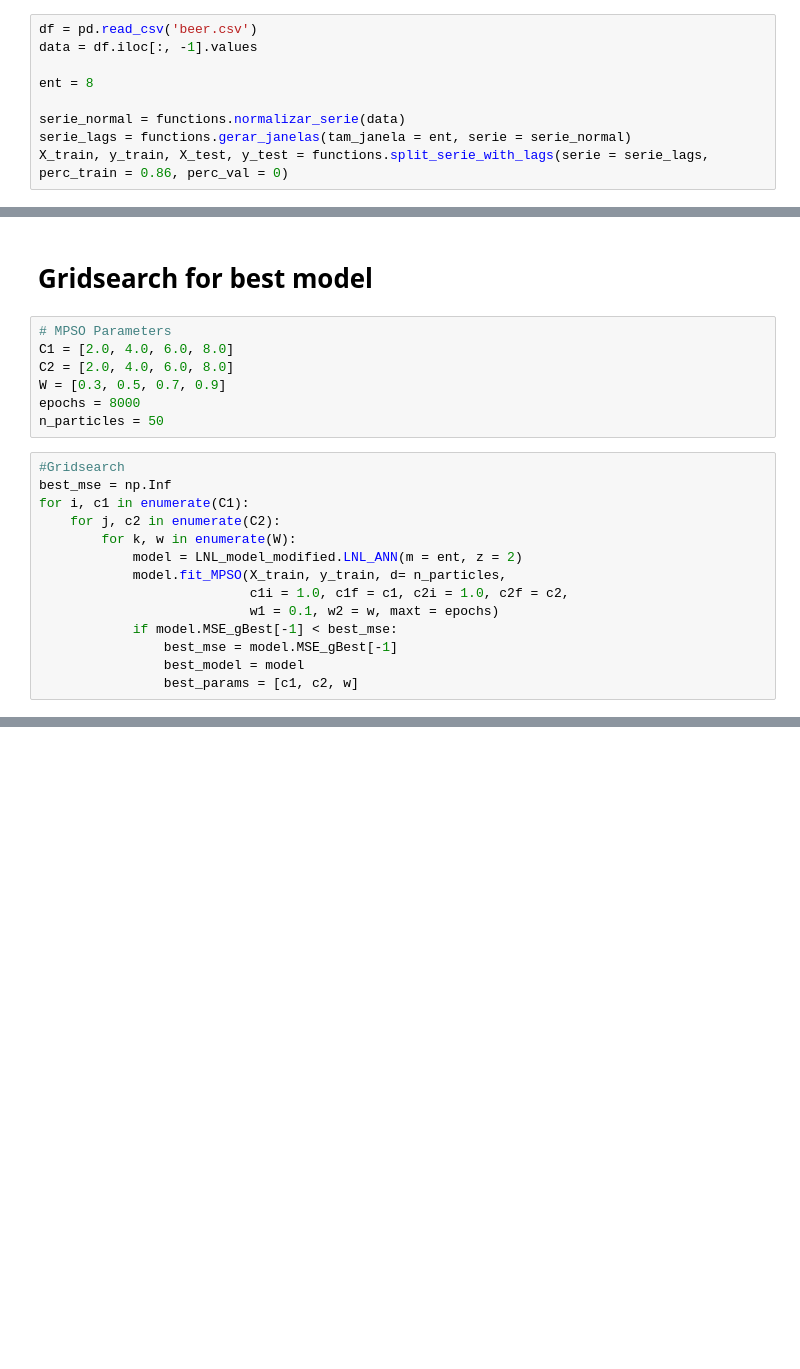
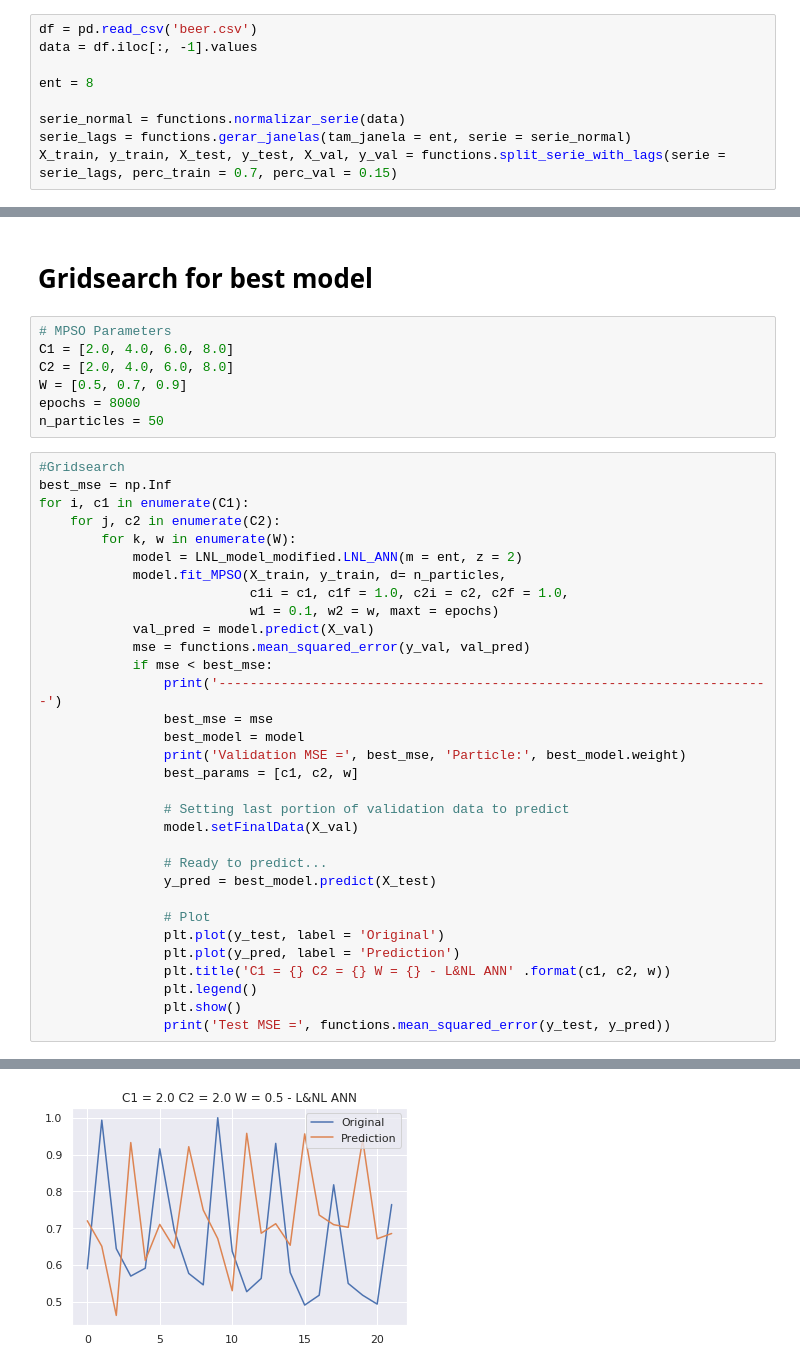
Before and after one commit to jvcm/time-series, a Jupyter notebook: hybrid_system/LNL_Modified.ipynb, the cells around one changed output, grey strips where cells are left out. Cells and saved outputs as stored; diff of their text form; blank space fills up the shorter version.

```diff
--- a/hybrid_system/LNL_Modified.ipynb
+++ b/hybrid_system/LNL_Modified.ipynb
@@ -26,4 +26,4 @@ ent = 8
 
 serie_normal = functions.normalizar_serie(data)
 serie_lags = functions.gerar_janelas(tam_janela = ent, serie = serie_normal)
-X_train, y_train, X_test, y_test = functions.split_serie_with_lags(serie = serie_lags, perc_train = 0.86, perc_val = 0)
+X_train, y_train, X_test, y_test, X_val, y_val = functions.split_serie_with_lags(serie = serie_lags, perc_train = 0.7, perc_val = 0.15)
@@ -33,7 +37,7 @@ X_train, y_train, X_test, y_test = functions.split_serie_with_lags(serie = serie
 # MPSO Parameters
 C1 = [2.0, 4.0, 6.0, 8.0]
 C2 = [2.0, 4.0, 6.0, 8.0]
-W = [0.3, 0.5, 0.7, 0.9]
+W = [0.5, 0.7, 0.9]
 epochs = 8000
 n_particles = 50
 # %%
@@ -44,9 +48,28 @@ for i, c1 in enumerate(C1):
         for k, w in enumerate(W):
             model = LNL_model_modified.LNL_ANN(m = ent, z = 2)
             model.fit_MPSO(X_train, y_train, d= n_particles,
-                           c1i = 1.0, c1f = c1, c2i = 1.0, c2f = c2,
+                           c1i = c1, c1f = 1.0, c2i = c2, c2f = 1.0,
                            w1 = 0.1, w2 = w, maxt = epochs)
-            if model.MSE_gBest[-1] < best_mse:
-                best_mse = model.MSE_gBest[-1]
+            val_pred = model.predict(X_val)
+            mse = functions.mean_squared_error(y_val, val_pred)
+            if mse < best_mse:
+                print('-----------------------------------------------------------------------')
+                best_mse = mse
                 best_model = model
+                print('Validation MSE =', best_mse, 'Particle:', best_model.weight)
                 best_params = [c1, c2, w]
+
+                # Setting last portion of validation data to predict
+                model.setFinalData(X_val)
+
+                # Ready to predict...
+                y_pred = best_model.predict(X_test)
+
+                # Plot
+                plt.plot(y_test, label = 'Original')
+                plt.plot(y_pred, label = 'Prediction')
+                plt.title('C1 = {} C2 = {} W = {} - L&NL ANN' .format(c1, c2, w))
+                plt.legend()
+                plt.show()
+                print('Test MSE =', functions.mean_squared_error(y_test, y_pred))
+# %% [output]
@@ -52,0 +84 @@ for i, c1 in enumerate(C1):
+[figure, added]
```
Also changed, not shown: parts of 4 cells of this notebook, 2 other files.
